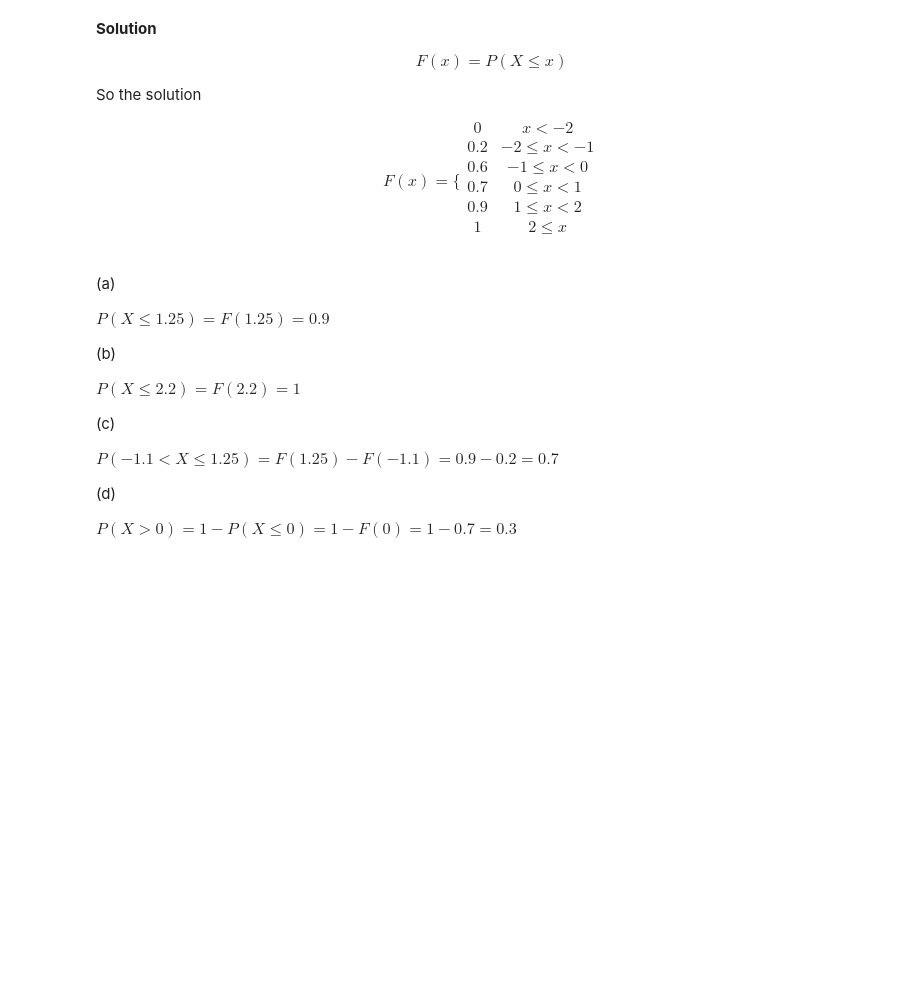
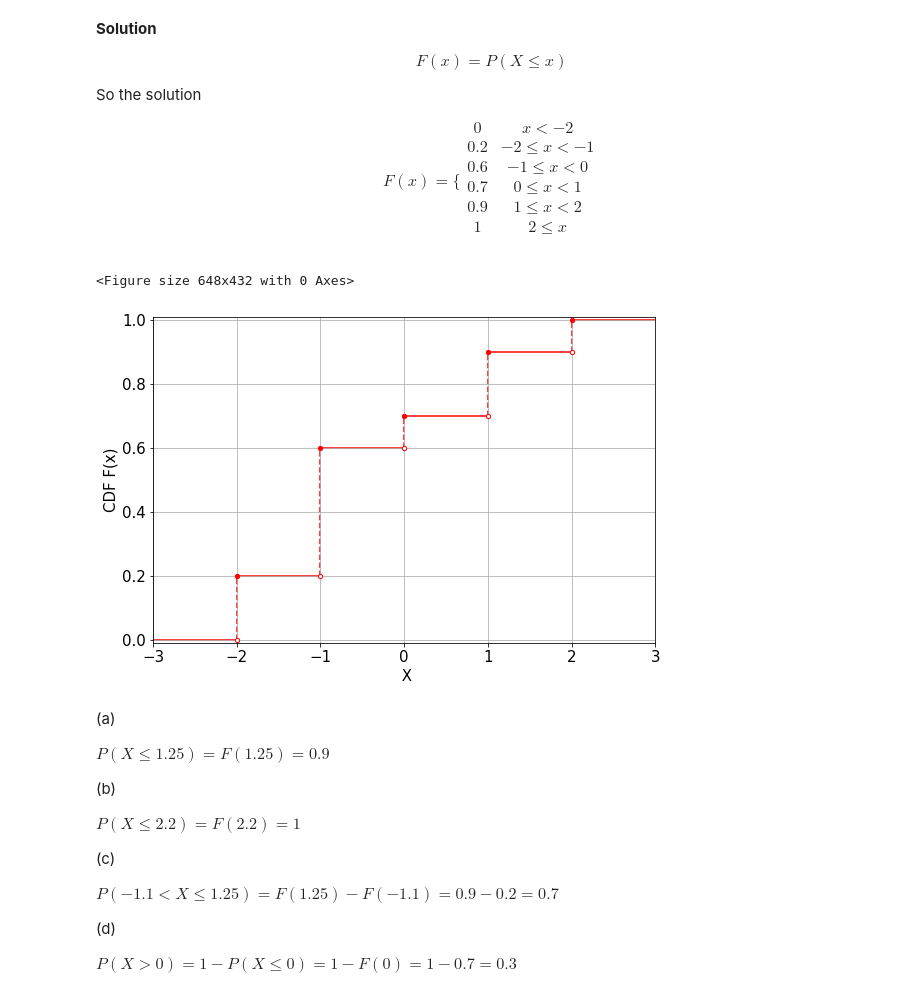
Before and after one commit to sbme-tutorials/Biostatistics-Tutorials, a Jupyter notebook: Section_05.ipynb, the cells around one changed output. Cells and saved outputs as stored; diff of their text form; code cells hidden in the pictures; blank space fills up the shorter version.

```diff
--- a/Section_05.ipynb
+++ b/Section_05.ipynb
@@ -359,6 +378,41 @@ F(x) =  \Bigg\{ \begin{matrix}
 1 &  2 \leq x \\
 \end{matrix}
 $$
+# %%
+from IPython.core.debugger import set_trace
+def plot_CDF(x, Fx):
+    data = np.array(x)
+    y = np.array(Fx[1:])
+    yn = np.array(Fx)
+
+    plt.figure(figsize=(9,6))
+
+    fig, ax = plt.subplots(figsize = (9,6))
+    ax.set_facecolor('white')
+
+    # https://matplotlib.org/api/_as_gen/matplotlib.axes.Axes.hlines.html
+    ax.hlines(y=yn, xmin=data[:-1], xmax=data[1:],
+              color='red', zorder=1)
+
+    # https://matplotlib.org/api/_as_gen/matplotlib.axes.Axes.vlines.html
+    ax.vlines(x=data[1:-1], ymin=yn[:-1], ymax=yn[1:], color='red',
+              linestyle='dashed', zorder=1)
+
+    ax.scatter(data[1:-1], y, color='red', s=18, zorder=2)
+    ax.scatter(data[1:-1], yn[:-1], color='white', s=18, zorder=2,
+               edgecolor='red')
+    ax.set_xlim(data[0], data[-1])
+    ax.set_ylim([-0.01, 1.01])
+    plt.xlabel(" X",fontsize=15)
+    plt.ylabel("CDF F(x)",fontsize=15)
+    plt.xticks(fontsize=15)
+    plt.yticks(fontsize=15)
+    plt.grid(True)
+    plt.show()
+plot_CDF([-3, -2, -1, 0, 1 , 2, 3],[0, 0.2, 0.6, 0.7, 0.9, 1])
+# %% [output]
+<Figure size 648x432 with 0 Axes>
+[figure, added]
 # %% [markdown]
 (a)
 
```
Also changed, not shown: parts of 33 cells of this notebook.
